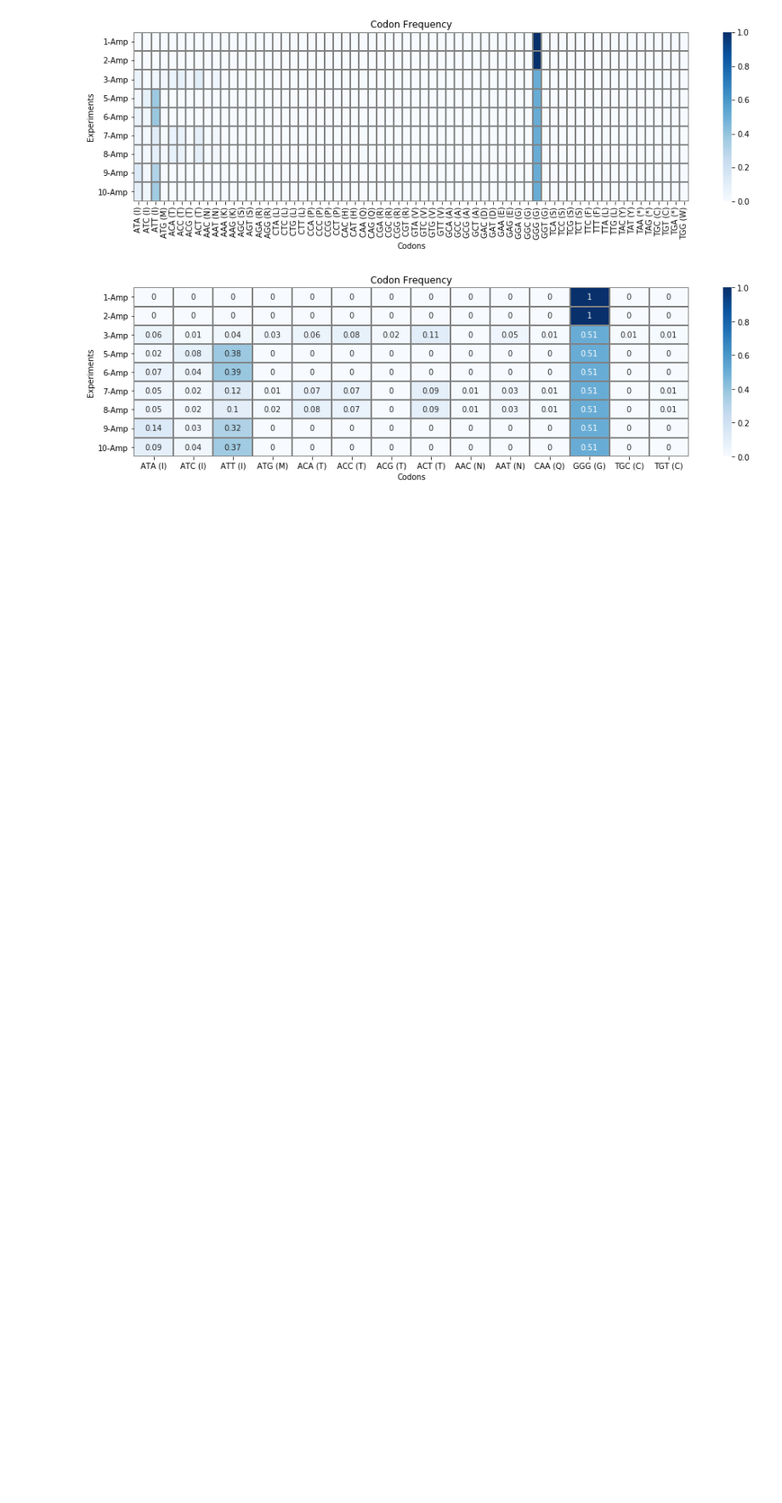
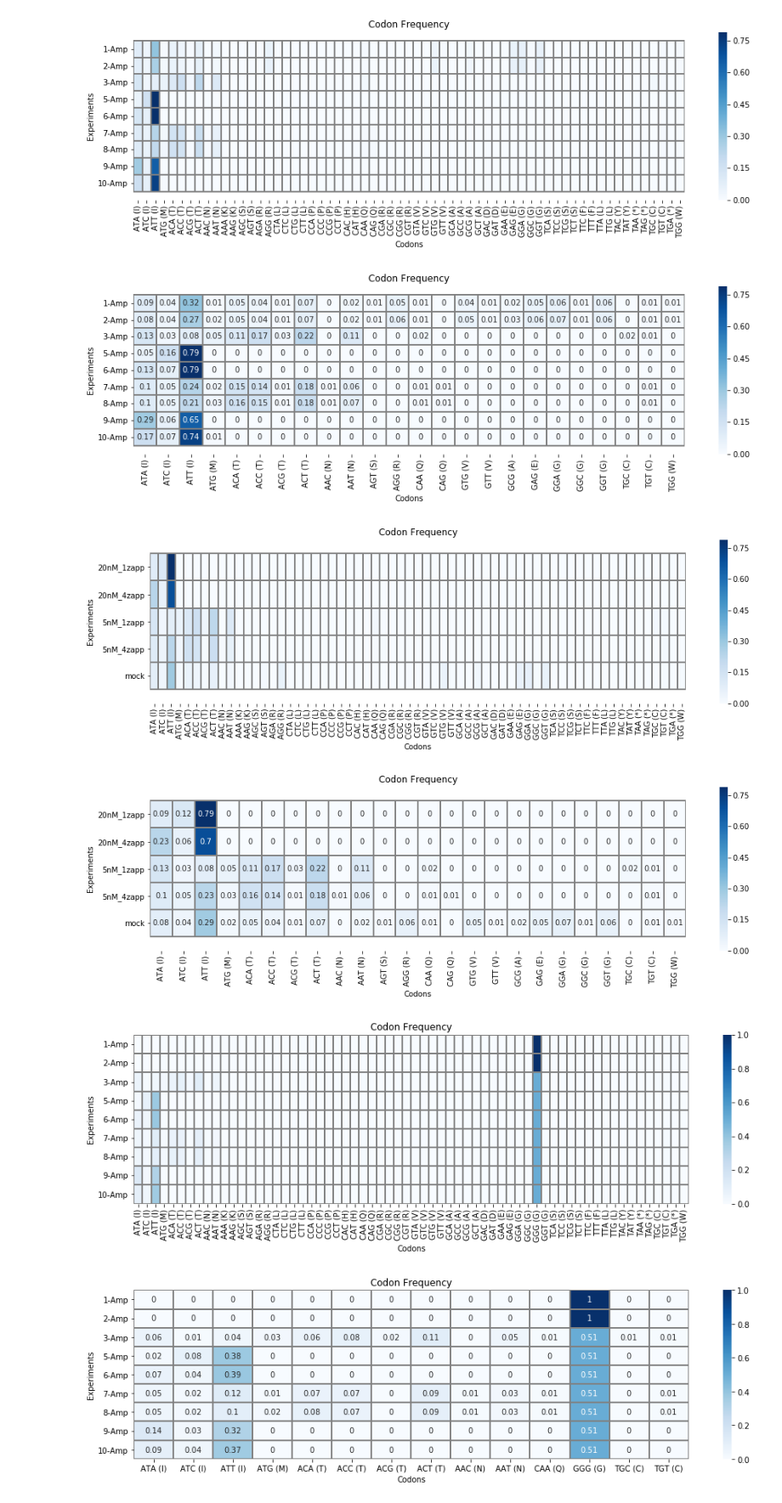
Before and after one commit to mtinti/dh_simone_experiments, a Jupyter notebook: TRYlhwR/Clean/make_plots.ipynb, the cells around one changed output. Shown at 85% size. Drawn from its saved outputs; the diff is of its cells as text; code cells hidden in the pictures; blank space fills up the shorter version.

Commit message:
add frequency without ggg

```diff
--- a/TRYlhwR/Clean/make_plots.ipynb
+++ b/TRYlhwR/Clean/make_plots.ipynb
@@ -38,6 +38,76 @@ import pandas as pd
 import numpy as np
 import seaborn as sns
 import matplotlib.pyplot as plt
+# %%
+#load dataset
+df = pd.read_csv('all_df.csv',index_col=[0])
+#remove reads count that did not pass the following conditions:
+#1) degenerate triplets covered by both mate reads
+#2) same codon in both mate mate reads
+temp=df.drop('failed')
+temp=temp.drop('GGG')
+temp = temp/temp.sum()
+
+#visualize all
+fig,ax=plt.subplots(figsize=(16,4))
+sns.heatmap(temp.T.round(2).rename(labels,axis=1),ax=ax,cmap='Blues',linewidths=1, linecolor='grey')
+ymin, ymax = ax.get_ylim()
+ax.set_ylim(ymin+0.5,ymax-0.5)
+ax.set_xlabel('Codons')
+ax.set_ylabel('Experiments')
+plt.title('Codon Frequency')
+plt.show()
+
+#visualize selection
+fig,ax=plt.subplots(figsize=(16,4))
+selection = temp.T.round(2)
+#selection = selection[(selection != 0).any()]
+selection = selection.loc[:, (selection != 0).any(axis=0)]
+sns.heatmap(selection.rename(labels,axis=1) ,ax=ax,cmap='Blues',linewidths=1, linecolor='grey',annot=True)
+ymin, ymax = ax.get_ylim()
+ax.set_ylim(ymin+0.5,ymax-0.5)
+ax.set_xlabel('Codons')
+ax.set_ylabel('Experiments')
+plt.title('Codon Frequency')
+plt.show()
+
+#print(temp.columns)
+temp=temp.T
+temp['experiment']=['mock', 'mock',
+                '5nM_1zapp',
+                '20nM_1zapp', '20nM_1zapp',
+                '5nM_4zapp', '5nM_4zapp',
+                '20nM_4zapp','20nM_4zapp']
+
+temp = temp.groupby('experiment').mean()
+
+#average results and plot
+fig,ax=plt.subplots(figsize=(16,4))
+sns.heatmap(temp.rename(labels,axis=1),ax=ax,cmap='Blues',linewidths=1, linecolor='grey')
+ymin, ymax = ax.get_ylim()
+ax.set_ylim(ymin+0.5,ymax-0.5)
+ax.set_xlabel('Codons')
+ax.set_ylabel('Experiments')
+plt.title('Codon Frequency')
+plt.show()
+
+#average results and plot selection
+fig,ax=plt.subplots(figsize=(16,4))
+selection = temp.round(2)
+#selection = selection[(selection != 0).any()]
+selection = selection.loc[:, (selection != 0).any(axis=0)]
+sns.heatmap(selection.rename(labels,axis=1) ,ax=ax,cmap='Blues',linewidths=1, linecolor='grey',annot=True)
+ymin, ymax = ax.get_ylim()
+ax.set_ylim(ymin+0.5,ymax-0.5)
+ax.set_xlabel('Codons')
+ax.set_ylabel('Experiments')
+plt.title('Codon Frequency')
+plt.show()
+# %% [output]
+[figure, added]
+[figure, added]
+[figure, added]
+[figure, added]
 # %%
 #load dataset
 df = pd.read_csv('all_df.csv',index_col=[0])
```
Also changed, not shown: parts of 2 cells of this notebook, 5 other files.
